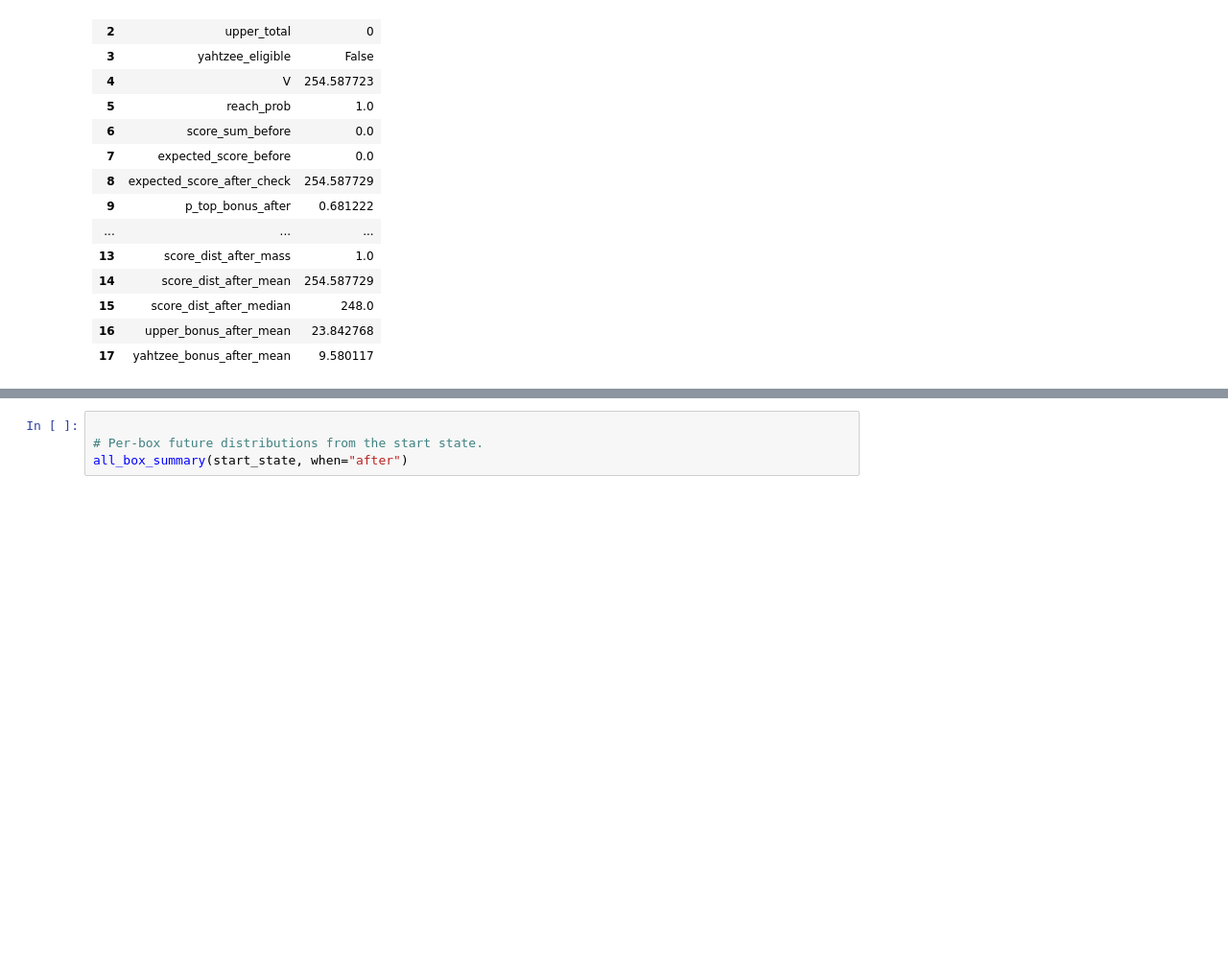
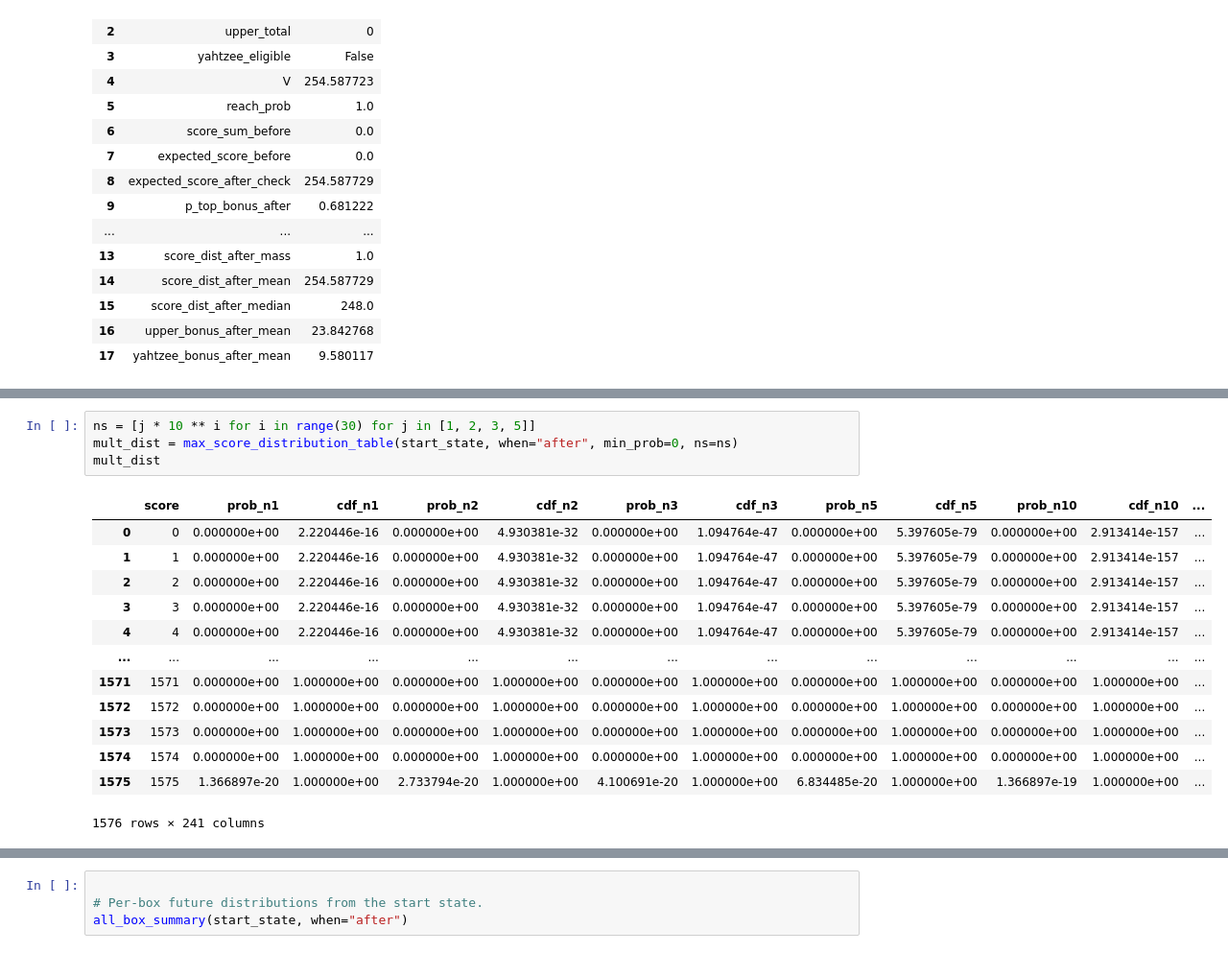
Before and after one commit to Ballpark-Figures/yahtzee, a Jupyter notebook: math/notebooks/state_explorer.ipynb, the cells around one changed output, grey strips where cells are left out. Shown at 96% size. Saved outputs shown, nothing was run; the diff lists cells and outputs as text; blank space fills up the shorter version.

```diff
--- a/math/notebooks/state_explorer.ipynb
+++ b/math/notebooks/state_explorer.ipynb
@@ -1112,0 +1200,18 @@ score_distribution_table(start_state, when="after", min_prob=0.005)
+# %%
+ns = [j * 10 ** i for i in range(30) for j in [1, 2, 3, 5]]
+mult_dist = max_score_distribution_table(start_state, when="after", min_prob=0, ns=ns)
+mult_dist
+# %% [output]
+|  | score | prob_n1 | cdf_n1 | prob_n2 | cdf_n2 | prob_n3 | cdf_n3 | prob_n5 | cdf_n5 | prob_n10 | cdf_n10 | ... |
+| 0 | 0 | 0.000000e+00 | 2.220446e-16 | 0.000000e+00 | 4.930381e-32 | 0.000000e+00 | 1.094764e-47 | 0.000000e+00 | 5.397605e-79 | 0.000000e+00 | 2.913414e-157 | ... |
+| 1 | 1 | 0.000000e+00 | 2.220446e-16 | 0.000000e+00 | 4.930381e-32 | 0.000000e+00 | 1.094764e-47 | 0.000000e+00 | 5.397605e-79 | 0.000000e+00 | 2.913414e-157 | ... |
+| 2 | 2 | 0.000000e+00 | 2.220446e-16 | 0.000000e+00 | 4.930381e-32 | 0.000000e+00 | 1.094764e-47 | 0.000000e+00 | 5.397605e-79 | 0.000000e+00 | 2.913414e-157 | ... |
+| 3 | 3 | 0.000000e+00 | 2.220446e-16 | 0.000000e+00 | 4.930381e-32 | 0.000000e+00 | 1.094764e-47 | 0.000000e+00 | 5.397605e-79 | 0.000000e+00 | 2.913414e-157 | ... |
+| 4 | 4 | 0.000000e+00 | 2.220446e-16 | 0.000000e+00 | 4.930381e-32 | 0.000000e+00 | 1.094764e-47 | 0.000000e+00 | 5.397605e-79 | 0.000000e+00 | 2.913414e-157 | ... |
+| ... | ... | ... | ... | ... | ... | ... | ... | ... | ... | ... | ... | ... |
+| 1571 | 1571 | 0.000000e+00 | 1.000000e+00 | 0.000000e+00 | 1.000000e+00 | 0.000000e+00 | 1.000000e+00 | 0.000000e+00 | 1.000000e+00 | 0.000000e+00 | 1.000000e+00 | ... |
+| 1572 | 1572 | 0.000000e+00 | 1.000000e+00 | 0.000000e+00 | 1.000000e+00 | 0.000000e+00 | 1.000000e+00 | 0.000000e+00 | 1.000000e+00 | 0.000000e+00 | 1.000000e+00 | ... |
+| 1573 | 1573 | 0.000000e+00 | 1.000000e+00 | 0.000000e+00 | 1.000000e+00 | 0.000000e+00 | 1.000000e+00 | 0.000000e+00 | 1.000000e+00 | 0.000000e+00 | 1.000000e+00 | ... |
+| 1574 | 1574 | 0.000000e+00 | 1.000000e+00 | 0.000000e+00 | 1.000000e+00 | 0.000000e+00 | 1.000000e+00 | 0.000000e+00 | 1.000000e+00 | 0.000000e+00 | 1.000000e+00 | ... |
+| 1575 | 1575 | 1.366897e-20 | 1.000000e+00 | 2.733794e-20 | 1.000000e+00 | 4.100691e-20 | 1.000000e+00 | 6.834485e-20 | 1.000000e+00 | 1.366897e-19 | 1.000000e+00 | ... |
+1576 rows × 241 columns
```
Also changed, not shown: parts of 7 cells of this notebook, 1 other file.
